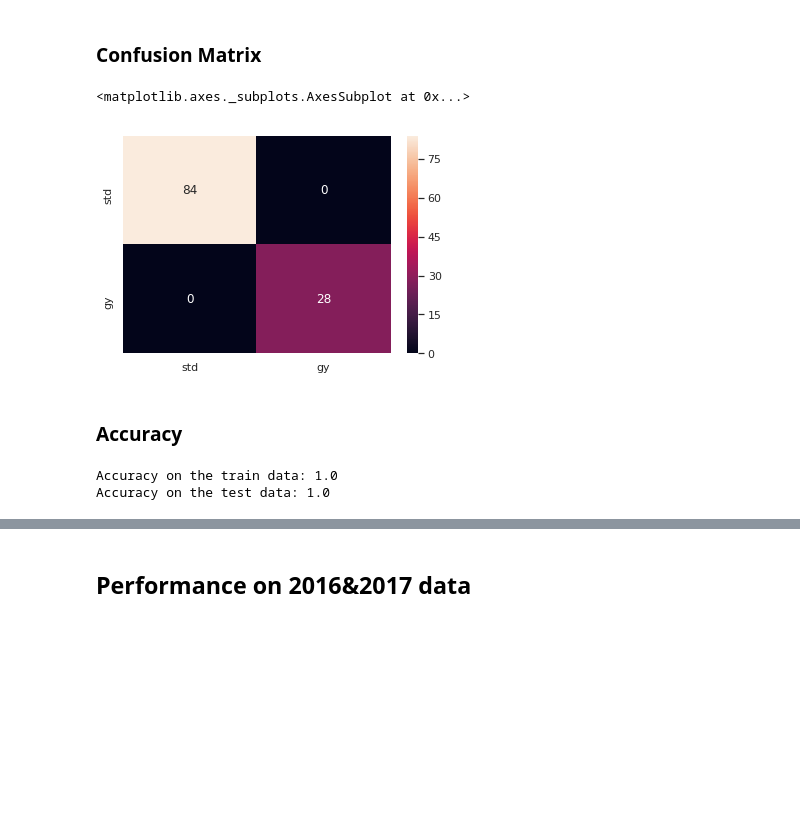
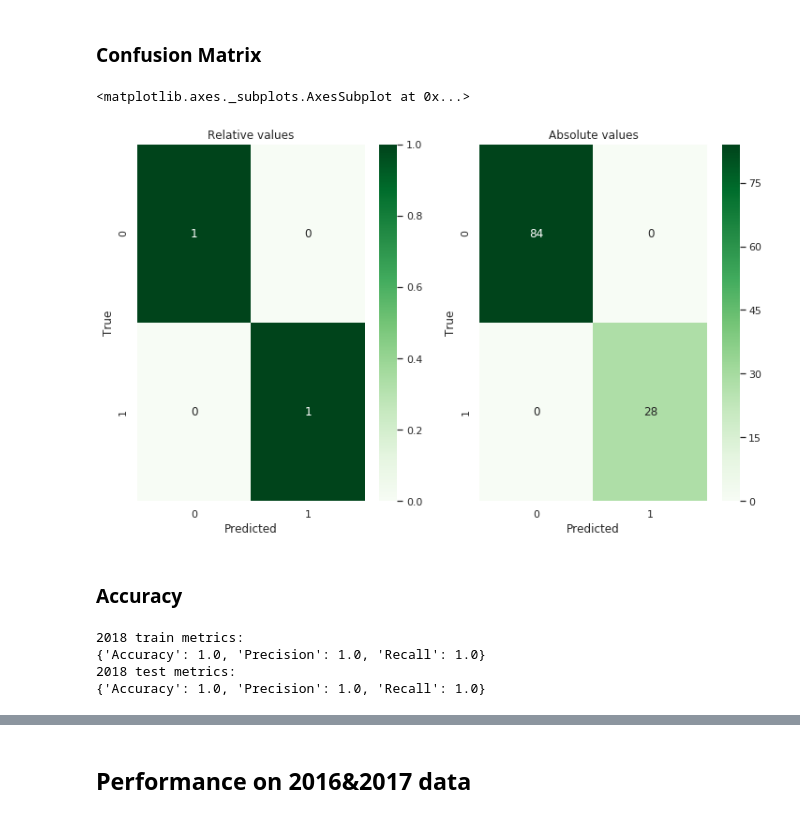
Before and after one commit to franciscosenae/ATHENS2018, a Jupyter notebook: Assignment.ipynb, the cells around one changed output, grey strips where cells are left out. Drawn from its saved outputs; the diff is of its cells as text; code cells hidden in the pictures; blank space fills up the shorter version.

```diff
--- a/Assignment.ipynb
+++ b/Assignment.ipynb
@@ -115,17 +136,19 @@ Area under ROC curve: 1.0
 # %% [markdown]
 ### Confusion Matrix
 # %%
-confusion_matrix = sk.metrics.confusion_matrix(y, clf.predict(X))
+visualization.plot_confusion_matrix(y, clf.predict(X))
+# %% [output]
+<matplotlib.axes._subplots.AxesSubplot at 0x...>
+[figure, added]
-# %%
-visualization.plot_confusion_matrix(X, y, clf)
-# %% [output]
-<matplotlib.axes._subplots.AxesSubplot at 0x...>
-[figure, removed]
 # %% [markdown]
 ### Accuracy
 # %%
-print('Accuracy on the train data:', sk.metrics.accuracy_score(y_train, clf.predict(X_train)))
-print('Accuracy on the test data:', sk.metrics.accuracy_score(y_test, clf.predict(X_test)))
+print('2018 train metrics:')
+visualization.print_metrics(y_train, clf.predict(X_train))
+print('2018 test metrics:')
+visualization.print_metrics(y_test, clf.predict(X_test))
 # %% [output]
-Accuracy on the train data: 1.0
-Accuracy on the test data: 1.0
+2018 train metrics:
+{'Accuracy': 1.0, 'Precision': 1.0, 'Recall': 1.0}
+2018 test metrics:
+{'Accuracy': 1.0, 'Precision': 1.0, 'Recall': 1.0}
```
Also changed, not shown: parts of 39 cells of this notebook, 7 other files.
